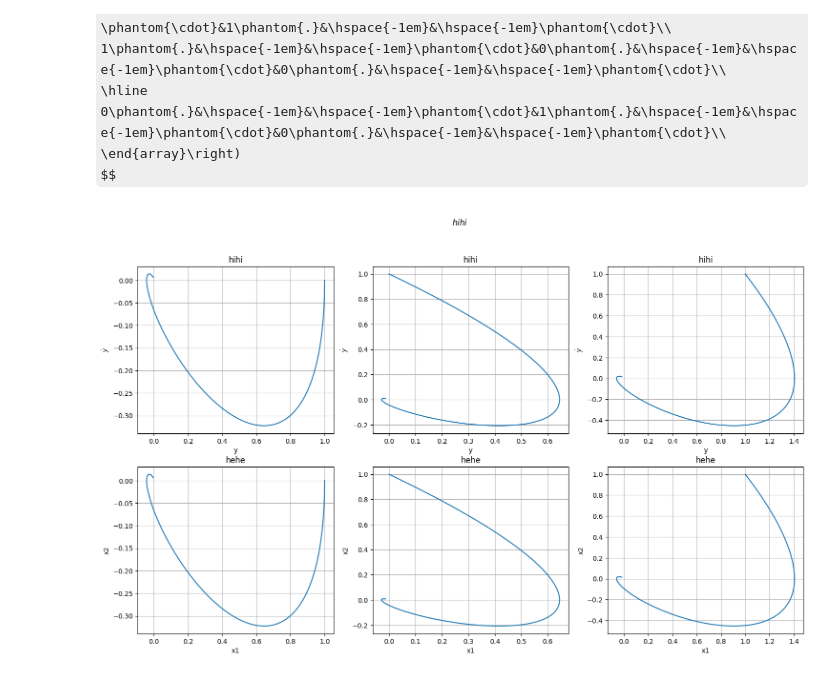
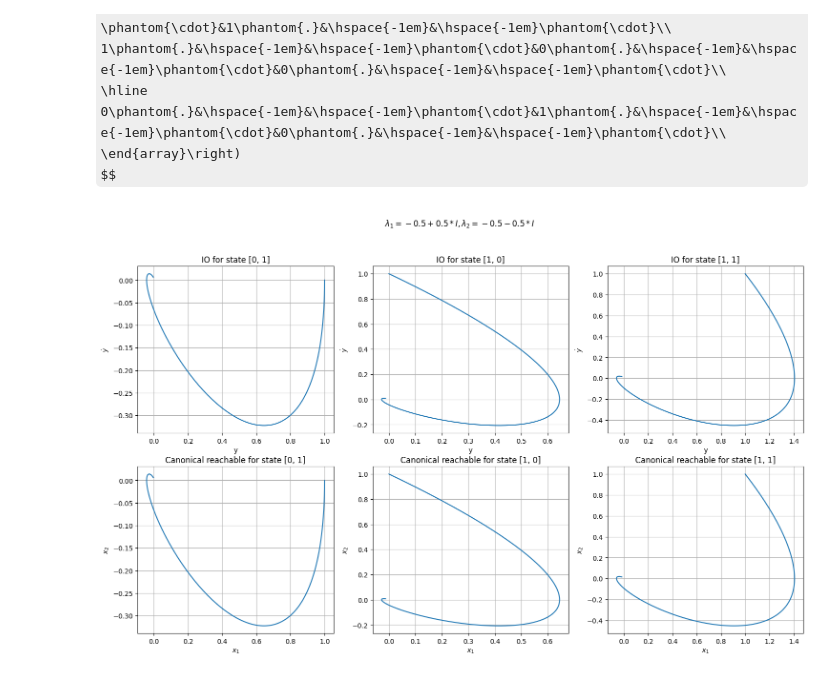
Before and after one commit to sidsnow/control_systems, a Jupyter notebook: ТАУ_Лаб_2.ipynb, the cells around one changed output. Drawn from its saved outputs; the diff is of its cells as text; code cells hidden in the pictures; some formulas as TeX source.

```diff
--- a/ТАУ_Лаб_2.ipynb
+++ b/ТАУ_Лаб_2.ipynb
@@ -138,7 +138,7 @@ y1_1 = [
 fig, ax = plt.subplots(
     nrows=2,
     ncols=3,
-    figsize=(18, 10)
+    figsize=(18, 12)
 )
 
 fig.suptitle(f"$y(0) = {init_state2[0]}, \dot y (0) = {init_state2[1]}$")
@@ -151,7 +151,7 @@ for i in range(len(y1_0)):
     ax[0,i].set_title(f"output $y$ for $\lambda_1={lambdas[i][0]}, \lambda_2={lambdas[i][1]}$")
 
     ax[1,i].plot(time, y1_1[i].states[1,:], label="output")
-    ax[1,i].set_ylabel("y")
+    ax[1,i].set_ylabel("$\dot y$")
     ax[1,i].set_xlabel("t, s")
     ax[1,i].grid(True)
     ax[1,i].set_title(f"output $\dot y$ for $\lambda_1={lambdas[i][0]}, \lambda_2={lambdas[i][1]}$")
@@ -278,12 +278,12 @@ fig, ax = plt.subplots(
     figsize=(15, 5)
 )
 
-fig.suptitle("$stability \ check$")
+fig.suptitle("input $u(t) = 1(t)$")
 
 for i in range(len(response)):
     ax[i].plot(time, response[i].outputs, label="output")
     ax[i].set_ylabel("y")
     ax[i].set_xlabel("t, s")
     ax[i].grid(True)
-    ax[i].set_title(f"output $y$ for ")
+    ax[i].set_title(f"output $y$ for $K = {Ks[i]}, T_1 = 1, T_2 = 1$")
 # %% [output]
@@ -354,7 +354,8 @@ tf
 # %% [output]
 $$\frac{1}{s^2 + s + 0.5}$$
 # %%
-ss4
+ss4_1 = ct.canonical_form(ss4, form = 'reachable')[0]
+ss4_1
 # %% [output]
 $$
 \left(\begin{array}{rllrll|rll}
@@ -377,7 +378,7 @@ u4 = np.zeros_like(time)
 # %%
 y4 = [
     ct.forced_response(
-        ss4,
+        ss4_1,
         T=time,
         U=u4,
         X0=state
@@ -386,23 +387,23 @@ y4 = [
 # %%
 fig, ax = plt.subplots(
     nrows=2,
     ncols=3,
     figsize=(18, 10)
 )
 
-fig.suptitle(f"$hihi$")
+fig.suptitle(f"$\lambda_1=-0.5 + 0.5*I, \lambda_2 = -0.5 - 0.5 *I$")
 
 for i in range(len(y4)):
     ax[0,i].plot(y4[i].outputs, y4[i].states[0,:], label="output")
     ax[0,i].set_ylabel("$\dot y$")
     ax[0,i].set_xlabel("y")
     ax[0,i].grid(True)
-    ax[0,i].set_title(f"hihi")
+    ax[0,i].set_title(f"IO for state {states[i]}")
 
     ax[1,i].plot(y4[i].states[1,:], y4[i].states[0,:], label="output")
-    ax[1,i].set_ylabel("x2")
-    ax[1,i].set_xlabel("x1")
+    ax[1,i].set_ylabel("$x_2$")
+    ax[1,i].set_xlabel("$x_1$")
     ax[1,i].grid(True)
-    ax[1,i].set_title(f"hehe")
+    ax[1,i].set_title(f"Canonical reachable for state {states[i]}")
 # %% [output]
-[figure, old version]
+[figure, new version]
```
Also changed, not shown: parts of 3 cells of this notebook.
